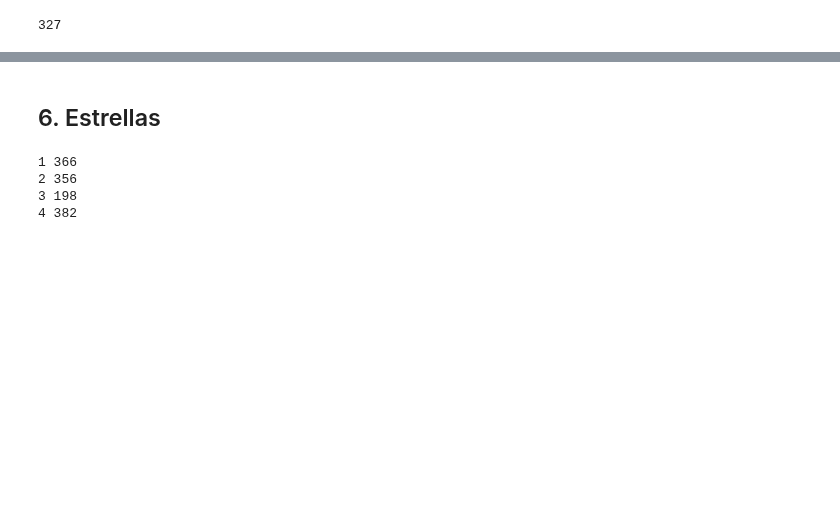
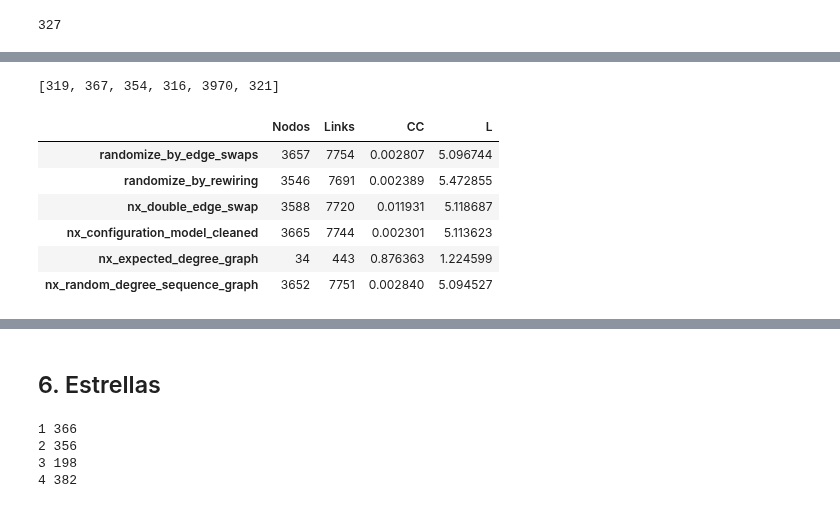
Before and after one commit to m2march/ciencia_datos, a Jupyter notebook: tp4/tp4.ipynb, the cells around one changed output, grey strips where cells are left out. Cells and saved outputs as stored; diff of their text form; code cells hidden in the pictures; blank space fills up the shorter version.

```diff
--- a/tp4/tp4.ipynb
+++ b/tp4/tp4.ipynb
@@ -524,0 +707,4 @@ nx.average_shortest_path_length(giant_component_random)
+# %%
+[nx.number_connected_components(G_random) for G_random in grafo_citas_random.values()]
+# %% [output]
+[319, 367, 354, 316, 3970, 321]
@@ -524,0 +726,14 @@ nx.average_shortest_path_length(giant_component_random)
+# %%
+tabla = collections.OrderedDict({'Nodos': nodes_giant_component_random, 'Links': links_giant_component_random,
+         'CC': cc_giant_component_random, 'L': d_giant_component_random
+        })
+# %%
+pd.DataFrame(tabla, index=grafo_citas_random.keys())
+# %% [output]
+|  | Nodos | Links | CC | L |
+| randomize_by_edge_swaps | 3657 | 7754 | 0.002807 | 5.096744 |
+| randomize_by_rewiring | 3546 | 7691 | 0.002389 | 5.472855 |
+| nx_double_edge_swap | 3588 | 7720 | 0.011931 | 5.118687 |
+| nx_configuration_model_cleaned | 3665 | 7744 | 0.002301 | 5.113623 |
+| nx_expected_degree_graph | 34 | 443 | 0.876363 | 1.224599 |
+| nx_random_degree_sequence_graph | 3652 | 7751 | 0.002840 | 5.094527 |
```
Also changed, not shown: parts of 66 cells of this notebook.
